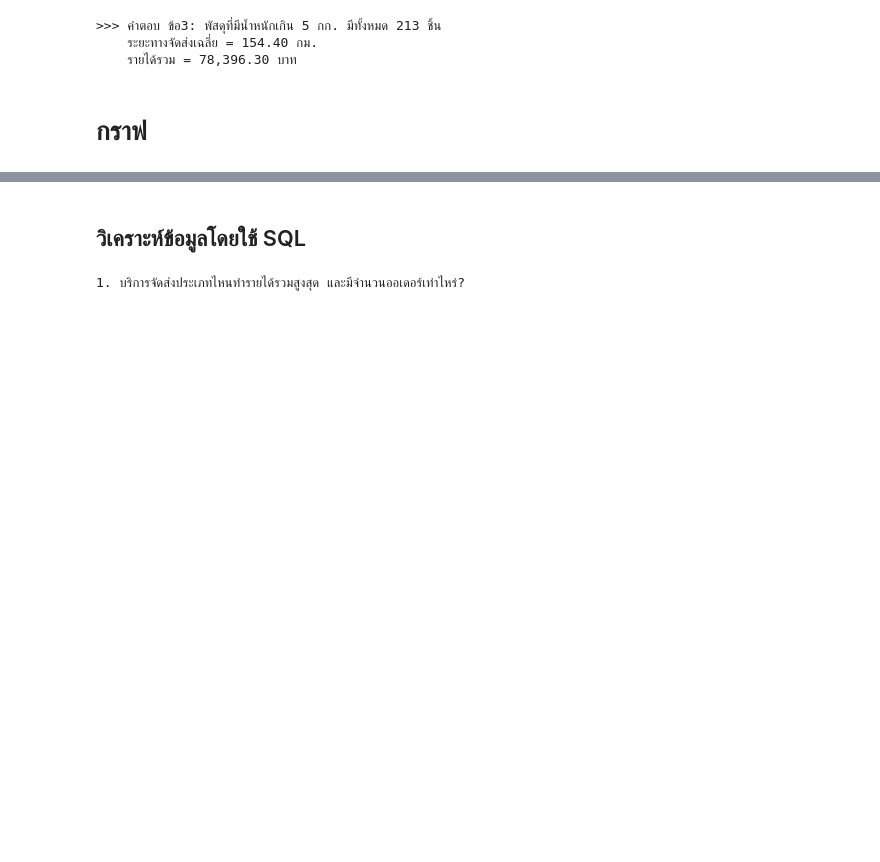
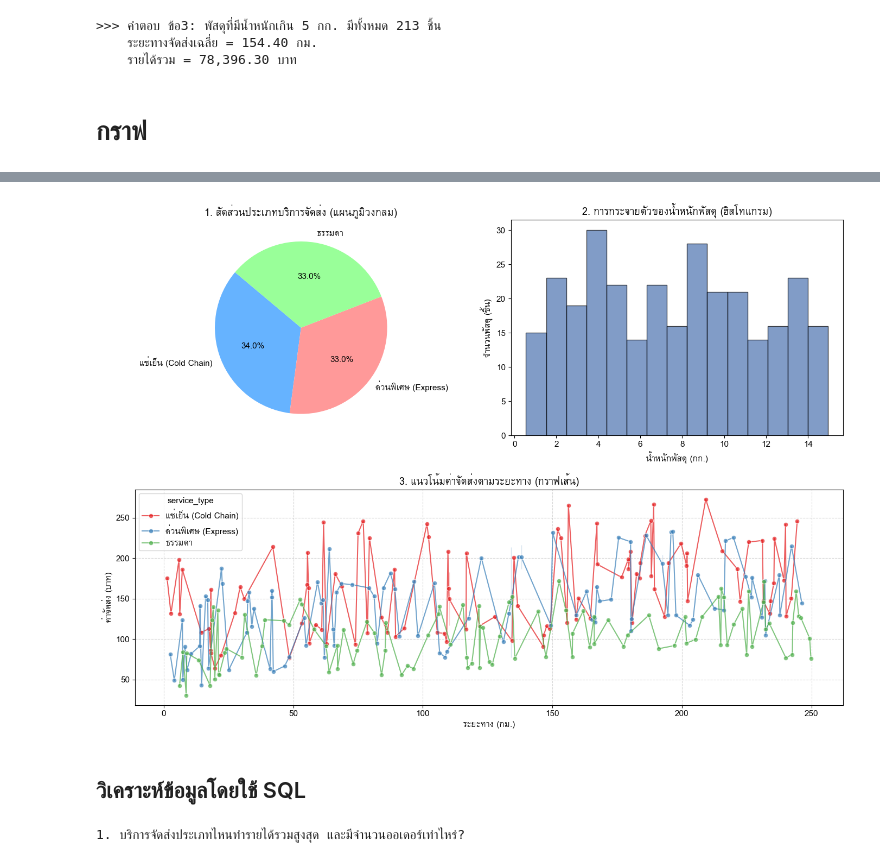
Before and after one commit to teemaphorn/delivery-project, a Jupyter notebook: Project_Parcel_Analysis.ipynb, the cells around one changed output, grey strips where cells are left out. Drawn from its saved outputs; the diff is of its cells as text; code cells hidden in the pictures; blank space fills up the shorter version.

```diff
--- a/Project_Parcel_Analysis.ipynb
+++ b/Project_Parcel_Analysis.ipynb
@@ -449,3 +356,47 @@ plt.show()
+# %%
+import os
+import matplotlib as mpl
+import matplotlib.pyplot as plt
+import seaborn as sns
+
+# 1. ติดตั้งฟอนต์ภาษาไทย ล้าง Cache และ rebuilt font manager
+!apt-get -y install fonts-thai-tlwg > /dev/null 2>&1
+mpl.font_manager.fontManager.addfont('/usr/share/fonts/truetype/tlwg/Garuda.ttf')
+plt.rcParams['font.family'] = 'Garuda'
+plt.rcParams['font.size'] = 11
+plt.rcParams['axes.unicode_minus'] = False  # ป้องกันเครื่องหมายลบแสดงผลผิดพลาด
+
+# 2. สร้างพื้นที่แสดงผล 3 กราฟ
+fig = plt.figure(figsize=(14, 10))
+ax1 = plt.subplot(2, 2, 1)  # แผนภูมิวงกลม
+ax2 = plt.subplot(2, 2, 2)  # ฮิสโทแกรม
+ax3 = plt.subplot(2, 1, 2)  # กราฟเส้น
+
+# 3. กราฟที่ 1: แผนภูมิวงกลม (Pie Chart)
+service_counts = df_intake['service_type'].value_counts()
+ax1.pie(service_counts, labels=service_counts.index, autopct='%1.1f%%',
+        startangle=140, colors=['#66b3ff', '#ff9999', '#99ff99'])
+ax1.set_title("1. สัดส่วนประเภทบริการจัดส่ง (แผนภูมิวงกลม)", fontsize=13, fontweight='bold')
+
+# 4. กราฟที่ 2: ฮิสโทแกรม (Histogram)
+ax2.hist(df_intake['weight_kg'], bins=15, color='#4C72B0', edgecolor='black', alpha=0.7)
+ax2.set_title("2. การกระจายตัวของน้ำหนักพัสดุ (ฮิสโทแกรม)", fontsize=13, fontweight='bold')
+ax2.set_xlabel("น้ำหนักพัสดุ (กก.)")
+ax2.set_ylabel("จำนวนพัสดุ (ชิ้น)")
+
+# 5. กราฟที่ 3: กราฟเส้น (Line Plot)
+df_sorted = df_intake.sort_values('distance_km')
+sns.lineplot(data=df_sorted, x='distance_km', y='shipping_fee', hue='service_type',
+             ax=ax3, marker='o', alpha=0.7, palette='Set1')
+ax3.set_title("3. แนวโน้มค่าจัดส่งตามระยะทาง (กราฟเส้น)", fontsize=13, fontweight='bold')
+ax3.set_xlabel("ระยะทาง (กม.)")
+ax3.set_ylabel("ค่าจัดส่ง (บาท)")
+ax3.grid(True, linestyle='--', alpha=0.5)
+
+plt.tight_layout()
+plt.show()
+# %% [output]
+[figure, added]
 # %% [markdown]
 ## วิเคราะห์ข้อมูลโดยใช้ SQL
 # %%
```
Also changed, not shown: parts of 1 cell of this notebook.
